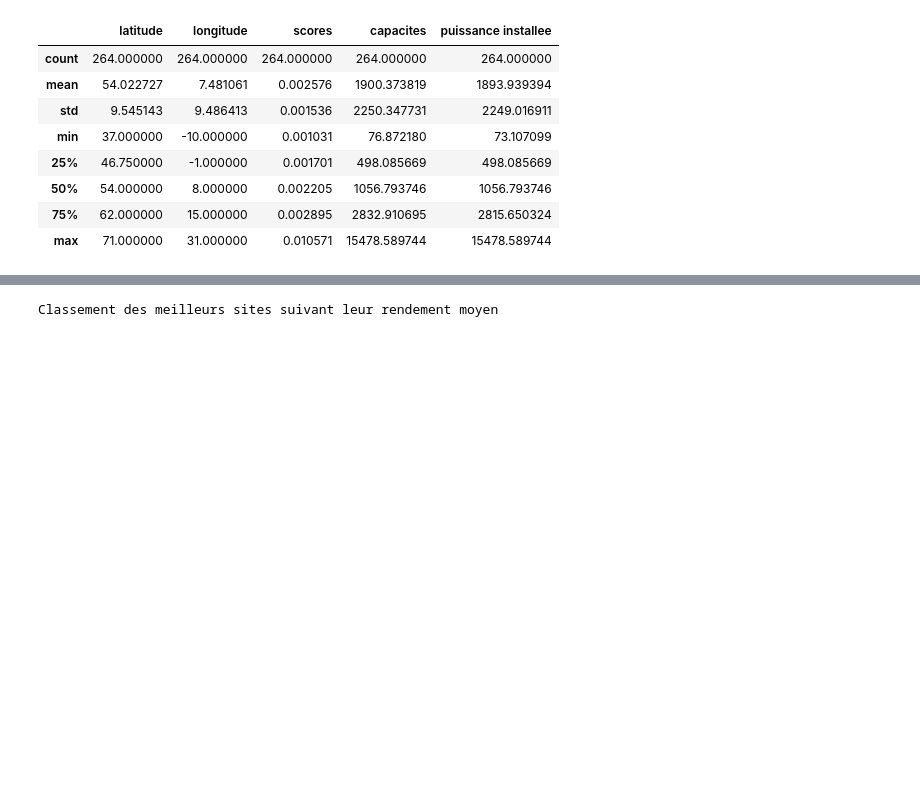
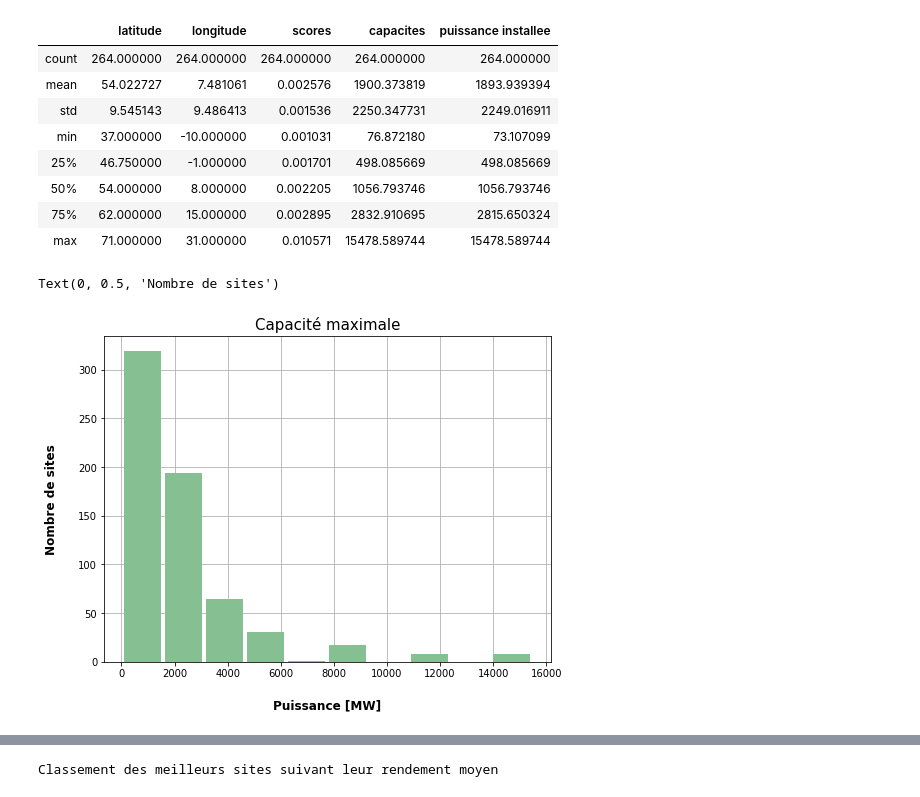
Before and after one commit to anthochung1/Opti_ProjetPartie_I, a Jupyter notebook: Chargement-données-v5.0.ipynb, the cells around one changed output, grey strips where cells are left out. Drawn from its saved outputs; the diff is of its cells as text; code cells hidden in the pictures; blank space fills up the shorter version.

Commit message:
histogramme

```diff
--- a/Chargement-données-v5.0.ipynb
+++ b/Chargement-données-v5.0.ipynb
@@ -307,3 +307,12 @@ carte_p_inst.describe()
 | 50% | 54.000000 | 8.000000 | 0.002205 | 1056.793746 | 1056.793746 |
 | 75% | 62.000000 | 15.000000 | 0.002895 | 2832.910695 | 2815.650324 |
 | max | 71.000000 | 31.000000 | 0.010571 | 15478.589744 | 15478.589744 |
+# %%
+carte_p_inst_w_zero.hist(column=["capacites"], figsize=(8,6), color='#86bf91', zorder=2, rwidth=0.9)
+
+plt.title("Capacité maximale",size=15)
+plt.xlabel("Puissance [MW]", labelpad=20, weight='bold', size=12)
+plt.ylabel("Nombre de sites", labelpad=20, weight='bold', size=12)
+# %% [output]
+Text(0, 0.5, 'Nombre de sites')
+[figure, added]
```
Also changed, not shown: parts of 2 cells of this notebook.
